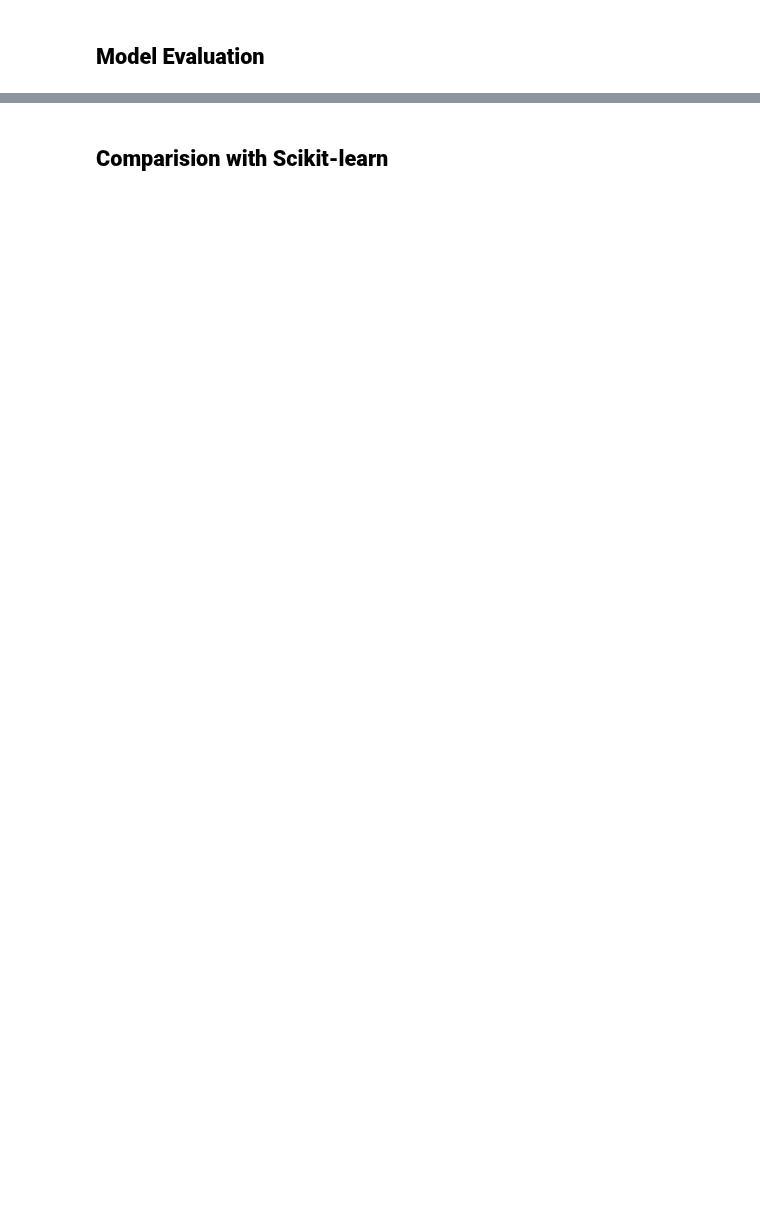
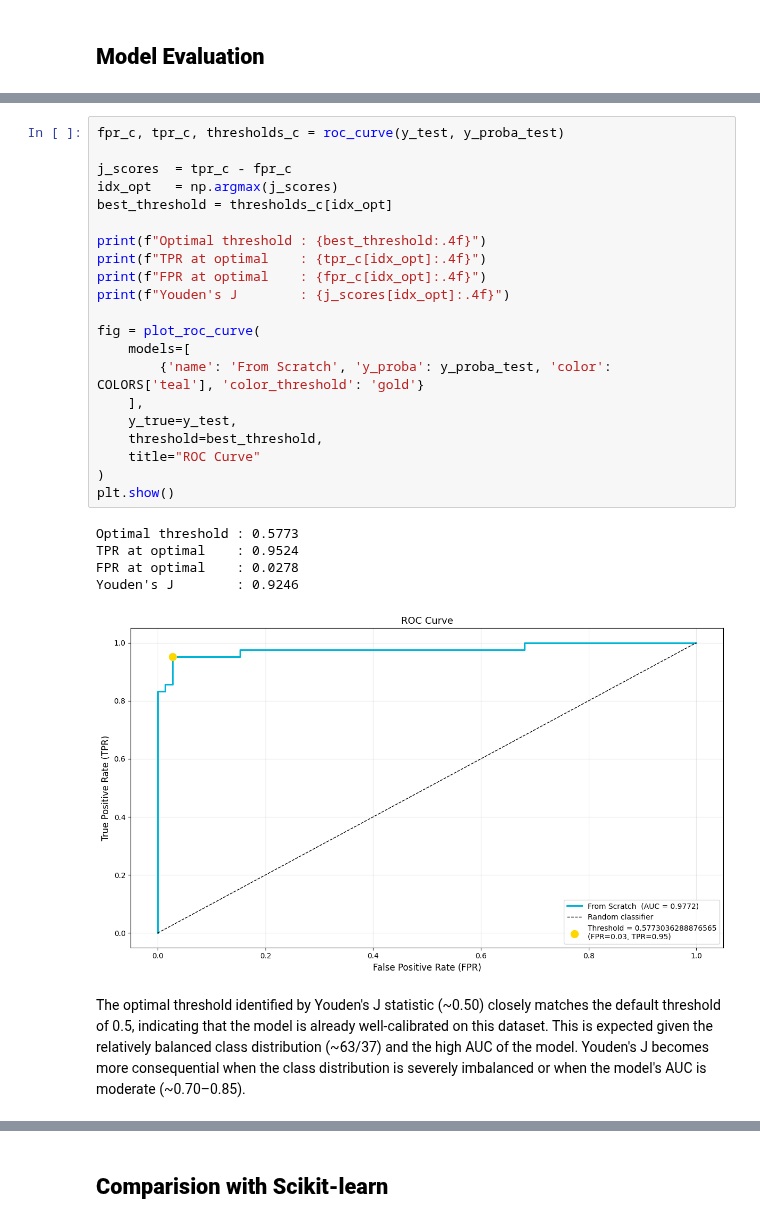
Before and after one commit to laveanfield/Logistic-Regression-from-Scratch, a Jupyter notebook: logistic_regression_breast_cancer.ipynb, the cells around one changed output, grey strips where cells are left out. Saved outputs shown, nothing was run; the diff lists cells and outputs as text; blank space fills up the shorter version.

```diff
--- a/logistic_regression_breast_cancer.ipynb
+++ b/logistic_regression_breast_cancer.ipynb
@@ -213,0 +398,34 @@ class LogisticRegressionScratch:
+# %%
+fpr_c, tpr_c, thresholds_c = roc_curve(y_test, y_proba_test)
+
+j_scores  = tpr_c - fpr_c
+idx_opt   = np.argmax(j_scores)
+best_threshold = thresholds_c[idx_opt]
+
+print(f"Optimal threshold : {best_threshold:.4f}")
+print(f"TPR at optimal    : {tpr_c[idx_opt]:.4f}")
+print(f"FPR at optimal    : {fpr_c[idx_opt]:.4f}")
+print(f"Youden's J        : {j_scores[idx_opt]:.4f}")
+
+fig = plot_roc_curve(
+    models=[
+        {'name': 'From Scratch', 'y_proba': y_proba_test, 'color': COLORS['teal'], 'color_threshold': 'gold'}
+    ],
+    y_true=y_test,
+    threshold=best_threshold,
+    title="ROC Curve"
+)
+plt.show()
+# %% [output]
+Optimal threshold : 0.5773
+TPR at optimal    : 0.9524
+FPR at optimal    : 0.0278
+Youden's J        : 0.9246
+[figure, added]
+# %% [markdown]
+The optimal threshold identified by Youden's J statistic (~0.50) closely matches
+the default threshold of 0.5, indicating that the model is already well-calibrated
+on this dataset. This is expected given the relatively balanced class distribution
+(~63/37) and the high AUC of the model. Youden's J becomes more consequential
+when the class distribution is severely imbalanced or when the model's AUC is
+moderate (~0.70–0.85).
```
Also changed, not shown: parts of 55 cells of this notebook, 6 other files.
